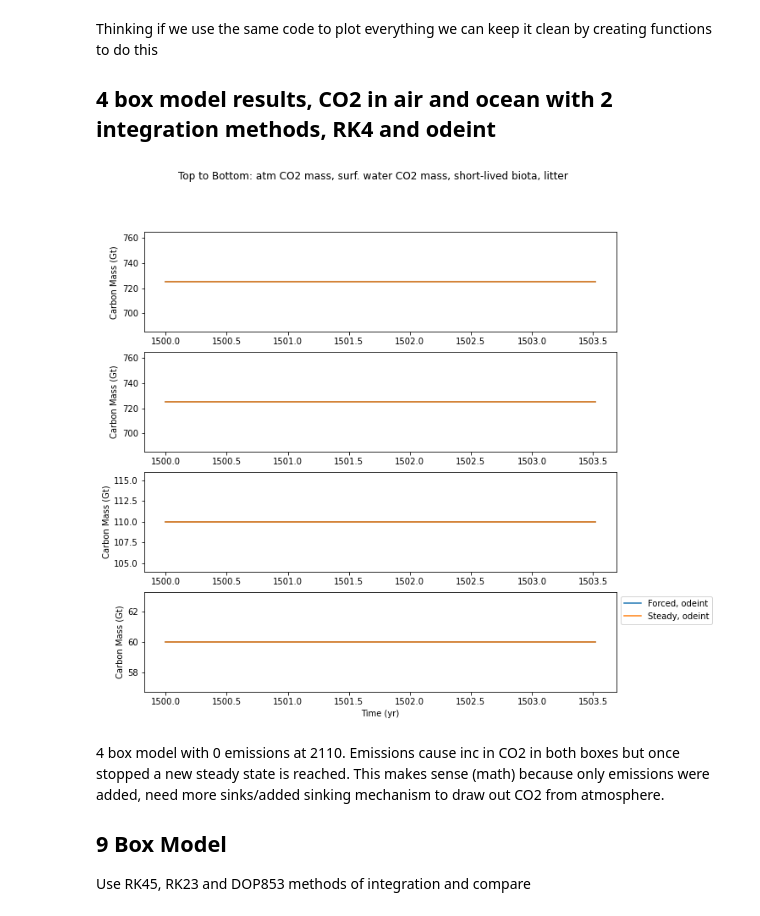
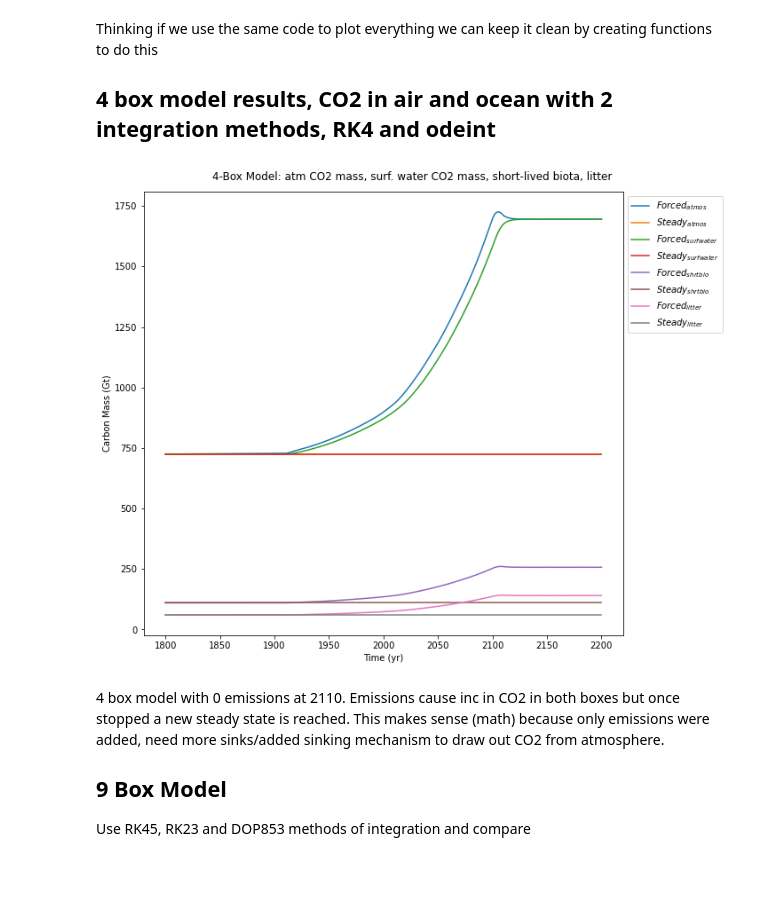
Before and after one commit to cmparr/EOSC453, a Jupyter notebook: Assignment1.ipynb, the cells around one changed output. Cells and saved outputs as stored; diff of their text form; code cells hidden in the pictures; blank space fills up the shorter version.

```diff
--- a/Assignment1.ipynb
+++ b/Assignment1.ipynb
@@ -20,9 +23,11 @@ Thinking if we use the same code to plot everything we can keep it clean by crea
 ## 4 box model results, CO2 in air and ocean with 2 integration methods, RK4 and odeint
 # %%
 ## Solving the coupled ODEs with and without forcing, with RK4 method and ODEint
+t = (1800, 2200) # want 1800-2200 time interval
+t_start = 1500; t_end= 2200; n = 1000
 time_step = 1e-2 # TODO figure out if max_step is needed
-Mforced_4 = sci.solve_ivp(MassFlux, t, M0_4, method="RK45", vectorized = True, args=(1,1)) #t first bc Mass flux function needs t first for rk4 func.
-Msteady_4 = sci.solve_ivp(MassFlux, t, M0_4, method="RK45", vectorized = True, args=(0,0))
+Mforced = sci.solve_ivp(MassFlux, t, M0_4, method="RK45", vectorized = True, args=(1,1)) #t first bc Mass flux function needs t first for rk4 func.
+Msteady = sci.solve_ivp(MassFlux, t, M0_4, method="RK45", vectorized = True, args=(0,0))
 
 # RK4 # TODO use old forced and steady equations to make this work?
 # [trk, Mrk] = rk4(MassFlux, t_start, t_end, M0_4, 1000)
@@ -31,27 +36,30 @@ Msteady_4 = sci.solve_ivp(MassFlux, t, M0_4, method="RK45", vectorized = True, a
 # Mrkss_real = np.real(Mrkss) ## Take the real values only (I doubt there)
 # %%
 ## PLOTTING
-plt.figure(figsize = [10, 10])
-plt.suptitle('Top to Bottom: atm CO2 mass, surf. water CO2 mass, short-lived biota, litter')
+plt.figure(figsize = [10, 8])
+plt.suptitle('4-Box Model: atm CO2 mass, surf. water CO2 mass, short-lived biota, litter')
 
 for i in range(1, 5):
     box_num = i-1
-    plt.subplot(4,1,i)
-    plt.plot(Mforced_4.t, Mforced_4.y[box_num, :], label = 'Forced, odeint')
-    plt.plot(Msteady_4.t, Msteady_4.y[box_num, :], label = 'Steady, odeint')
+    # plt.subplot(4,1,i)
+    plt.plot(Mforced.t, Mforced.y[box_num, :])
+    plt.plot(Msteady.t, Msteady.y[box_num, :])
     # plt.plot(t, Mforced[:, box_num], label = 'Forced, odeint')
     # plt.plot(t, Msteady[:, box_num], label = 'Steady, odeint')
     # plt.plot(trk, Mrk_real[:, box_num], label = 'forced, rk4')
     # plt.plot(trk, Mrkss_real[:, box_num], label = 'steady, rk4')
     plt.ylabel("Carbon Mass (Gt)")
     #plt.xlim([1800, t[-1]])
     #plt.ylim([0,1500])
 
 plt.xlabel('Time (yr)')
-plt.legend(bbox_to_anchor=(1,1), loc="upper left")
+plt.legend(('$Forced_{atmos}$', '$Steady_{atmos}$', '$Forced_{surfwater}$', '$Steady_{surfwater}$', '$Forced_{shrtbio}$', '$Steady_{shrtbio}$', '$Forced_{litter}$',
+                '$Steady_{litter}$'), bbox_to_anchor=(1,1), loc="upper left")
+plt.tight_layout()
+plt.savefig('4box.png')
 plt.show()
 # %% [output]
-[figure, old version]
+[figure, new version]
 # %% [markdown]
 4 box model with 0 emissions at 2110. Emissions cause inc in CO2 in both boxes but once stopped a new steady state is reached. This makes sense (math) because only emissions were added, need more sinks/added sinking mechanism to draw out CO2 from atmosphere.
 
```
Also changed, not shown: parts of 6 cells of this notebook, 2 other files.
